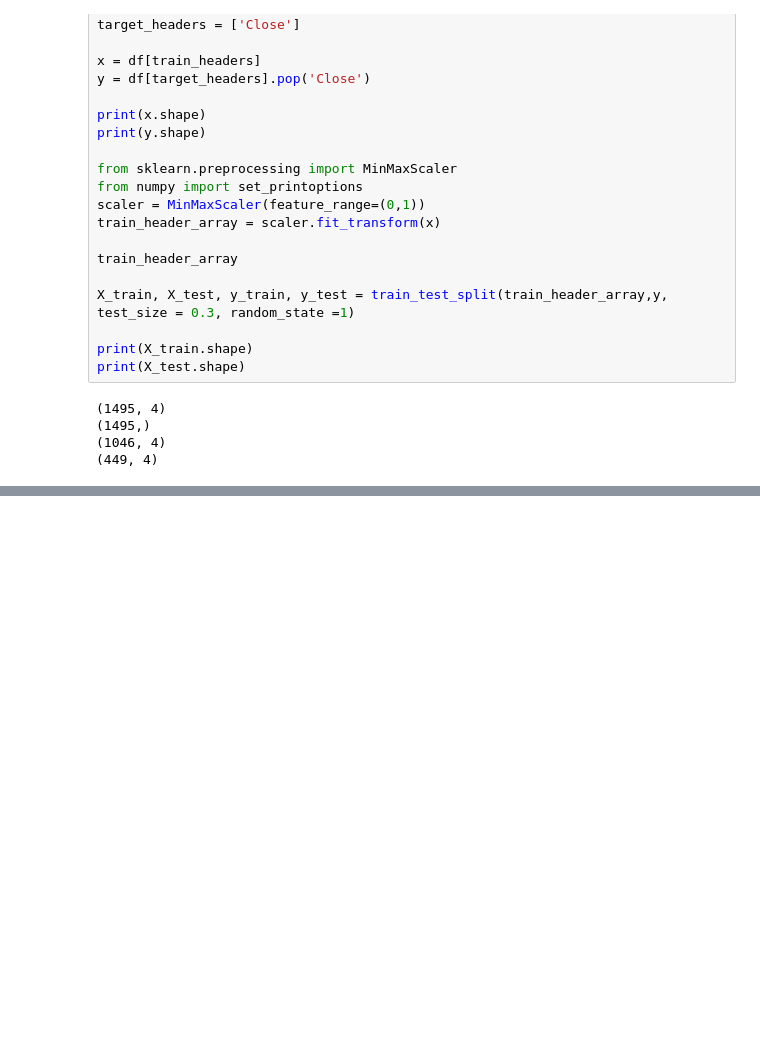
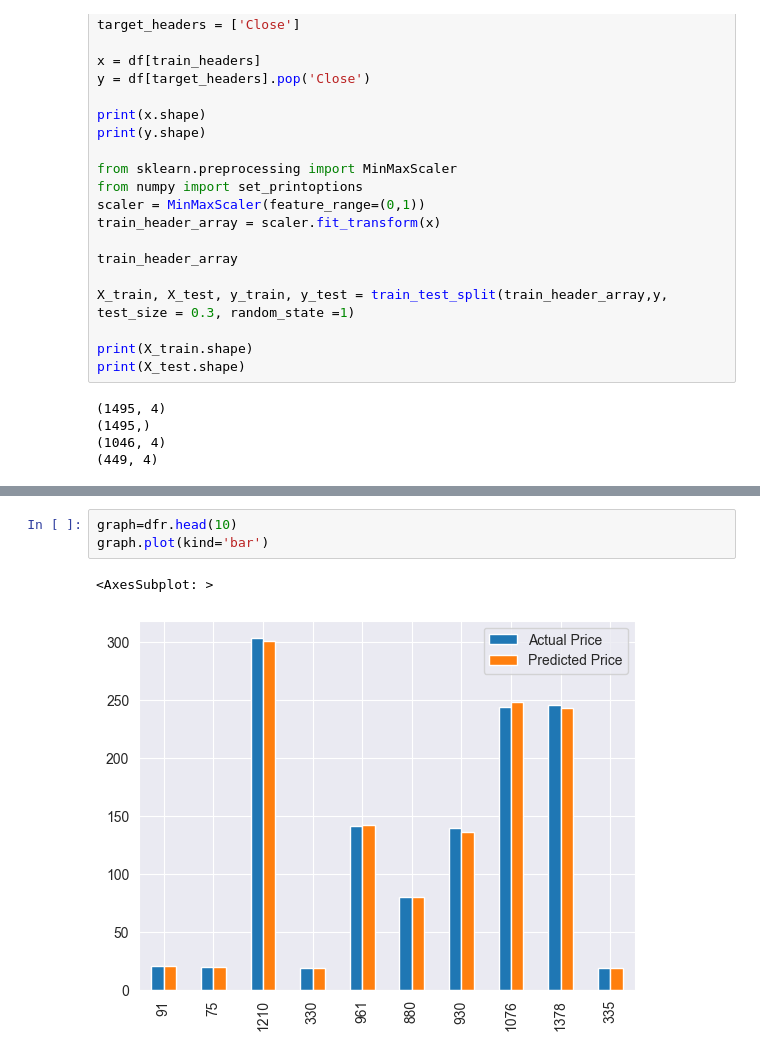
Before and after one commit to dagbolade/stock-price-assessment, a Jupyter notebook: linear_stock.ipynb, the cells around one changed output, grey strips where cells are left out. Saved outputs shown, nothing was run; the diff lists cells and outputs as text; blank space fills up the shorter version.

```diff
--- a/linear_stock.ipynb
+++ b/linear_stock.ipynb
@@ -199,3 +199,9 @@ dfr.head(10)
+# %%
+graph=dfr.head(10)
+graph.plot(kind='bar')
+# %% [output]
+<AxesSubplot: >
+[figure, added]
 # %%
 rgr.predict([[269.06, 263.2800, 254.5376, 6189026]])
 # %% [output]
```
Also changed, not shown: parts of 8 cells of this notebook.
